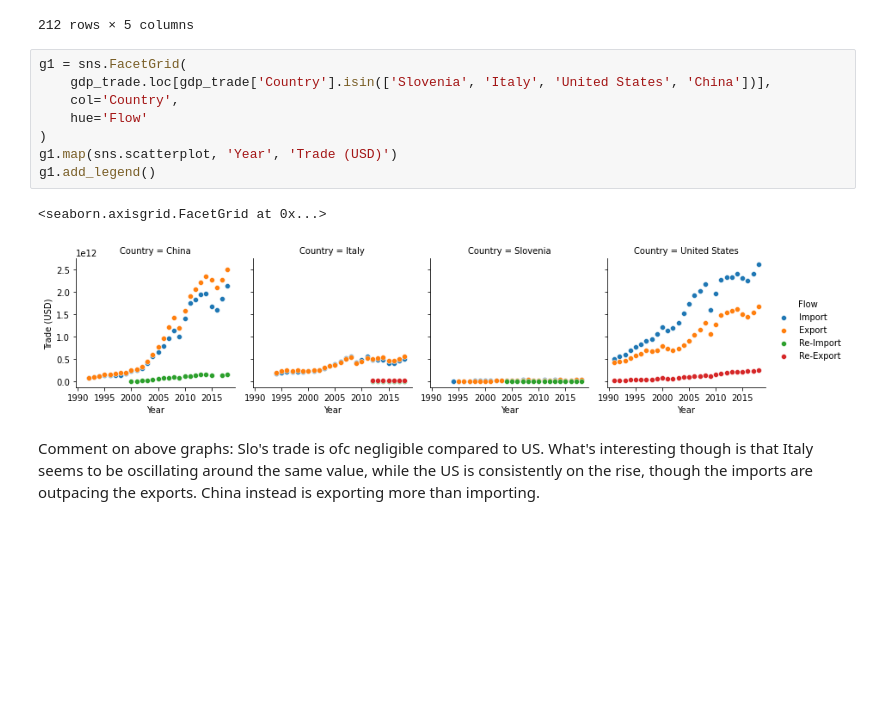
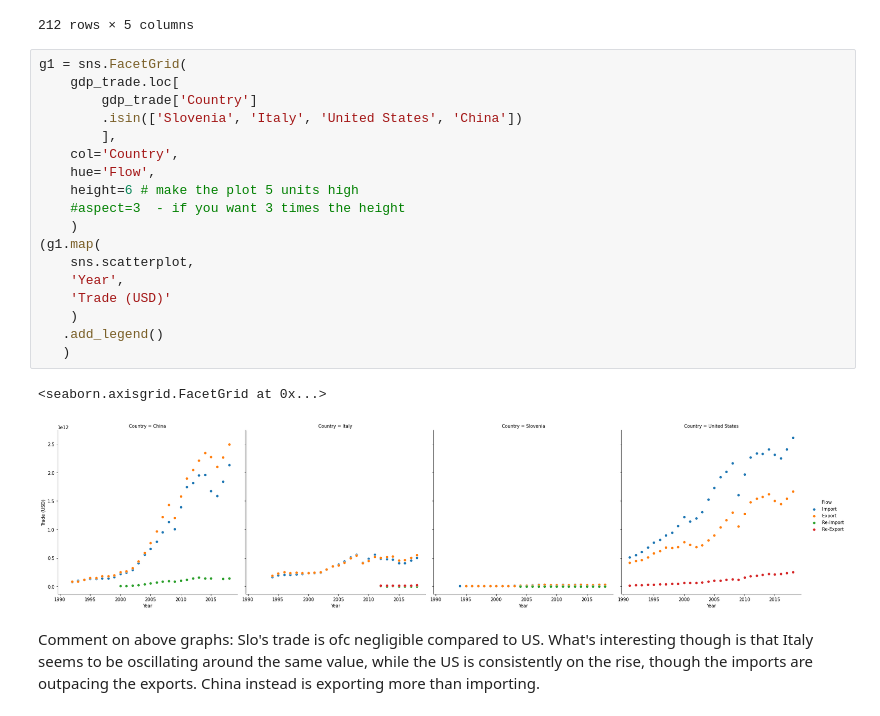
Before and after one commit to tomoumer/un_data_question-tomoumer, a Jupyter notebook: notebooks/UN_Data_Solo.ipynb, the cells around one changed output. Saved outputs shown, nothing was run; the diff lists cells and outputs as text; blank space fills up the shorter version.

```diff
--- a/notebooks/UN_Data_Solo.ipynb
+++ b/notebooks/UN_Data_Solo.ipynb
@@ -51,15 +51,25 @@ gdp_trade.loc[gdp_trade['Country'].isin(['Slovenia', 'Italy', 'United States'])]
 212 rows × 5 columns
 # %%
 g1 = sns.FacetGrid(
-    gdp_trade.loc[gdp_trade['Country'].isin(['Slovenia', 'Italy', 'United States', 'China'])],
+    gdp_trade.loc[
+        gdp_trade['Country']
+        .isin(['Slovenia', 'Italy', 'United States', 'China'])
+        ],
     col='Country',
-    hue='Flow'
-)
-g1.map(sns.scatterplot, 'Year', 'Trade (USD)')
-g1.add_legend()
+    hue='Flow',
+    height=6 # make the plot 5 units high
+    #aspect=3  - if you want 3 times the height
+    )
+(g1.map(
+    sns.scatterplot,
+    'Year',
+    'Trade (USD)'
+    )
+   .add_legend()
+   )
 # %% [output]
 <seaborn.axisgrid.FacetGrid at 0x...>
-[figure, old version]
+[figure, new version]
 # %% [markdown]
 Comment on above graphs: Slo's trade is ofc negligible compared to US. What's interesting though is that Italy seems to be oscillating around the same value, while the US is consistently on the rise, though the imports are outpacing the exports. China instead is exporting more than importing.
 # %% [markdown]
```
Also changed, not shown: parts of 36 cells of this notebook.
